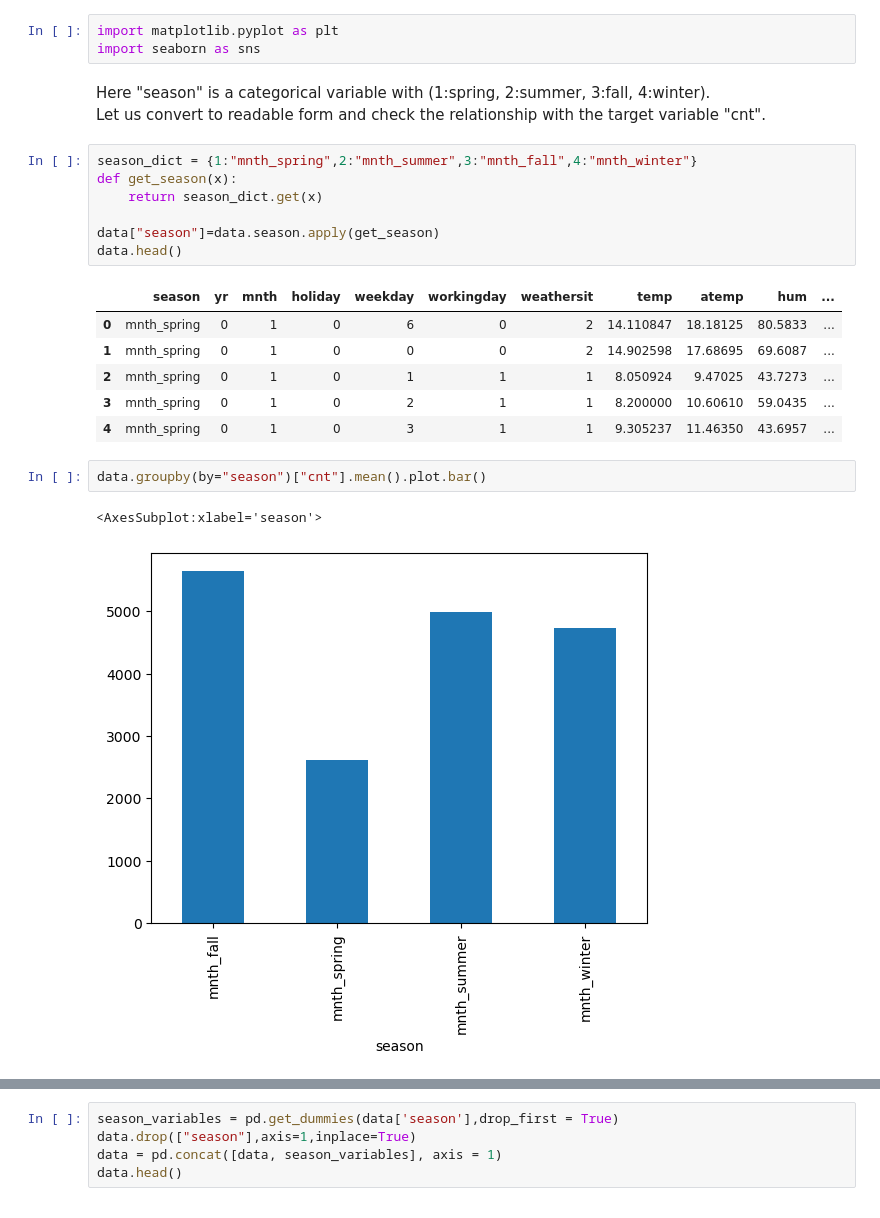
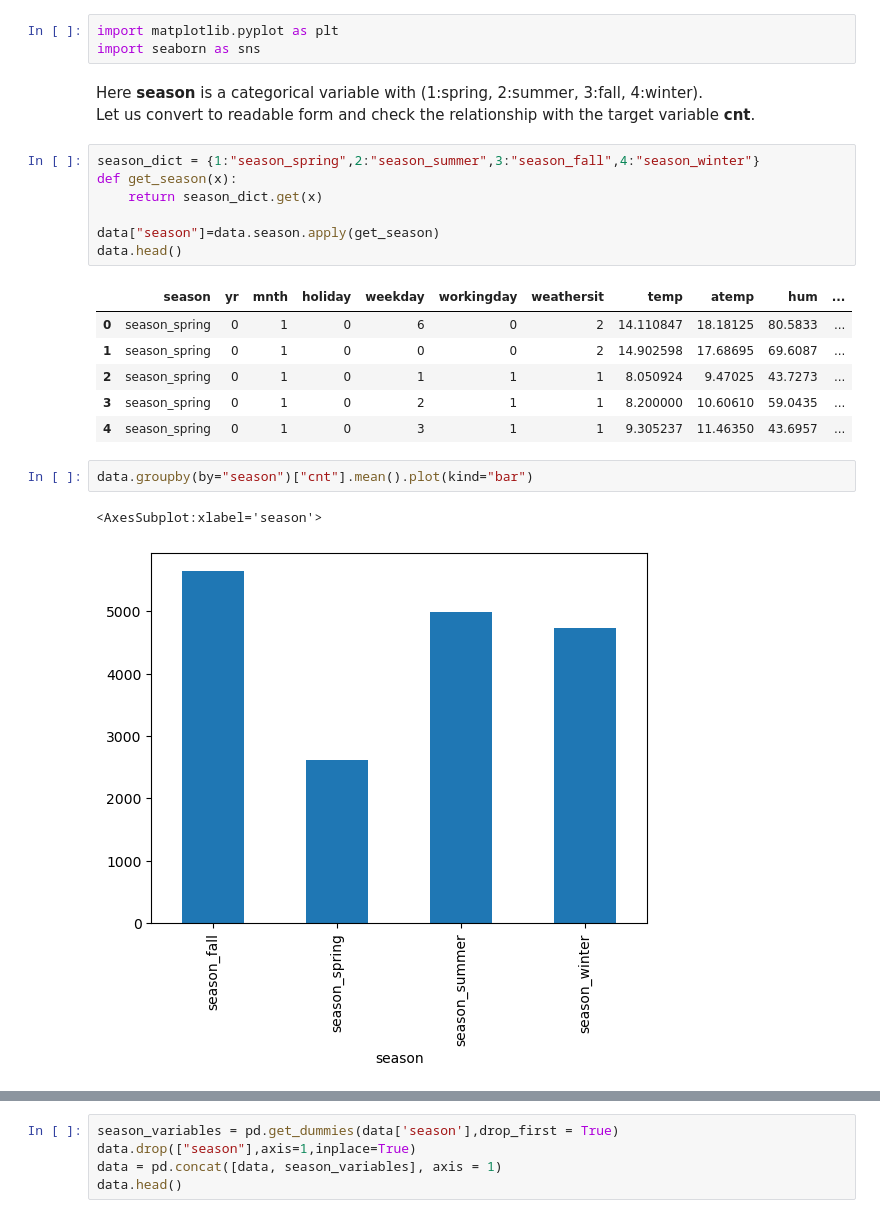
Before and after one commit to shivasaibondugula/Bike-sharing-demand-prediction, a Jupyter notebook: Linear_Regression_Assignment.ipynb, the cells around one changed output, grey strips where cells are left out. Drawn from its saved outputs; the diff is of its cells as text.

```diff
--- a/Linear_Regression_Assignment.ipynb
+++ b/Linear_Regression_Assignment.ipynb
@@ -122,10 +121,10 @@ We'll visualise our data using `matplotlib` and `seaborn`.
 import matplotlib.pyplot as plt
 import seaborn as sns
 # %% [markdown]
-Here "season" is a categorical variable with (1:spring, 2:summer, 3:fall, 4:winter).
-Let us convert to readable form and check the relationship with the target variable "cnt".
+Here **season** is a categorical variable with (1:spring, 2:summer, 3:fall, 4:winter).
+Let us convert to readable form and check the relationship with the target variable **cnt**.
 # %%
-season_dict = {1:"mnth_spring",2:"mnth_summer",3:"mnth_fall",4:"mnth_winter"}
+season_dict = {1:"season_spring",2:"season_summer",3:"season_fall",4:"season_winter"}
 def get_season(x):
     return season_dict.get(x)
 
@@ -133,14 +132,14 @@ data["season"]=data.season.apply(get_season)
 data.head()
 # %% [output]
 |  | season | yr | mnth | holiday | weekday | workingday | weathersit | temp | atemp | hum | ... |
-| 0 | mnth_spring | 0 | 1 | 0 | 6 | 0 | 2 | 14.110847 | 18.18125 | 80.5833 | ... |
-| 1 | mnth_spring | 0 | 1 | 0 | 0 | 0 | 2 | 14.902598 | 17.68695 | 69.6087 | ... |
-| 2 | mnth_spring | 0 | 1 | 0 | 1 | 1 | 1 | 8.050924 | 9.47025 | 43.7273 | ... |
-| 3 | mnth_spring | 0 | 1 | 0 | 2 | 1 | 1 | 8.200000 | 10.60610 | 59.0435 | ... |
-| 4 | mnth_spring | 0 | 1 | 0 | 3 | 1 | 1 | 9.305237 | 11.46350 | 43.6957 | ... |
+| 0 | season_spring | 0 | 1 | 0 | 6 | 0 | 2 | 14.110847 | 18.18125 | 80.5833 | ... |
+| 1 | season_spring | 0 | 1 | 0 | 0 | 0 | 2 | 14.902598 | 17.68695 | 69.6087 | ... |
+| 2 | season_spring | 0 | 1 | 0 | 1 | 1 | 1 | 8.050924 | 9.47025 | 43.7273 | ... |
+| 3 | season_spring | 0 | 1 | 0 | 2 | 1 | 1 | 8.200000 | 10.60610 | 59.0435 | ... |
+| 4 | season_spring | 0 | 1 | 0 | 3 | 1 | 1 | 9.305237 | 11.46350 | 43.6957 | ... |
 # %%
-data.groupby(by="season")["cnt"].mean().plot.bar()
+data.groupby(by="season")["cnt"].mean().plot(kind="bar")
 # %% [output]
 <AxesSubplot:xlabel='season'>
-[figure, old version]
+[figure, new version]
 # %% [markdown]
```
Also changed, not shown: parts of 111 cells of this notebook.
